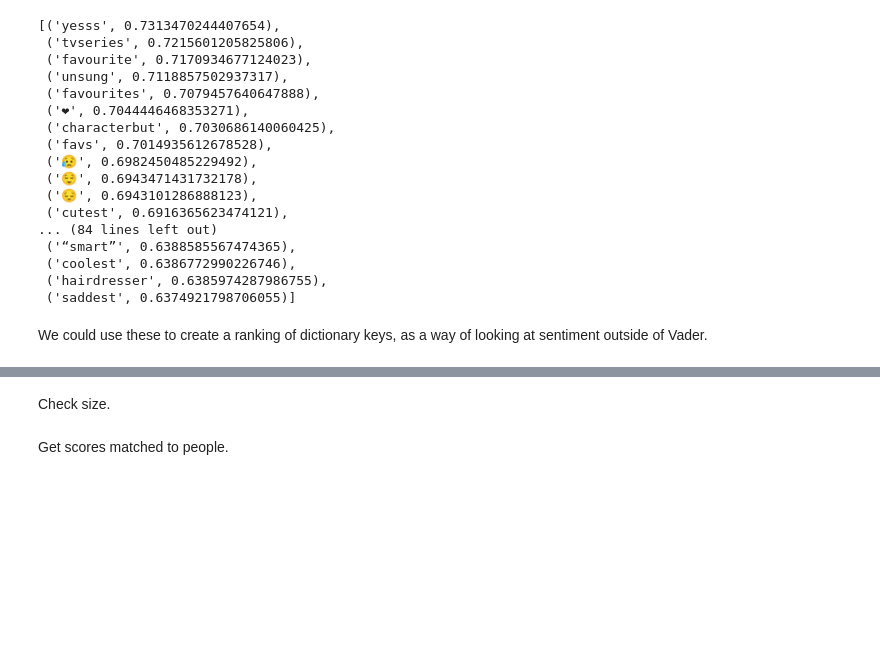
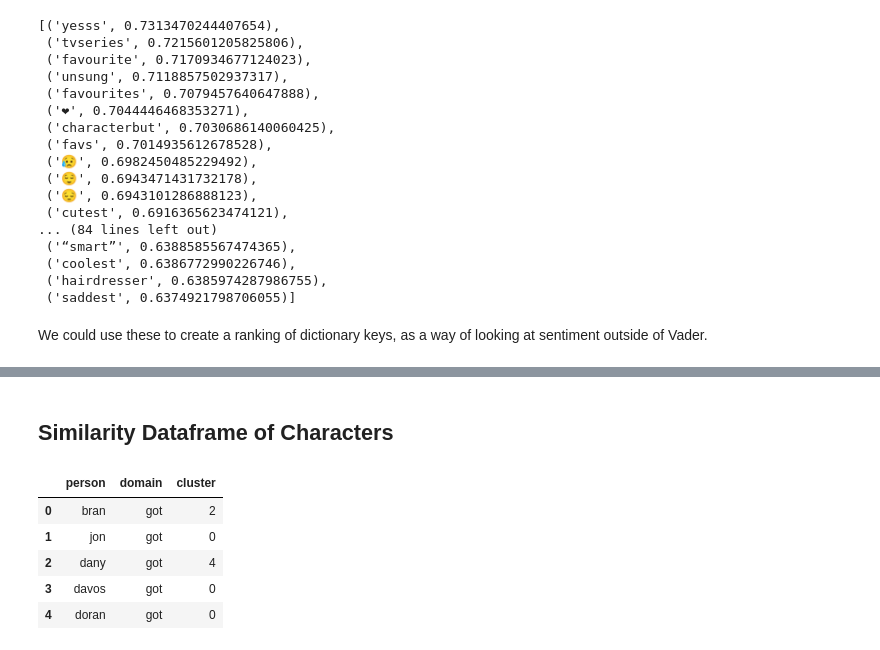
Before and after one commit to miaiseman/a-song-of-vice-and-higher, a Jupyter notebook: a_song_of_vice_and_higher.ipynb, the cells around one changed output, grey strips where cells are left out. Drawn from its saved outputs; the diff is of its cells as text; code cells hidden in the pictures; blank space fills up the shorter version.

```diff
--- a/a_song_of_vice_and_higher.ipynb
+++ b/a_song_of_vice_and_higher.ipynb
@@ -1649,2 +1493,0 @@ Create a search terms matrix with the scores filled in.
-# %% [markdown]
-Check size.
@@ -1653,2 +1494,2 @@ scores_mat.shape
-# %% [markdown]
-Get scores matched to people.
+# %% [markdown]
+## Similarity Dataframe of Characters
@@ -1654,0 +1498,9 @@ Get scores matched to people.
+# %%
+similarity_df.head()
+# %% [output]
+|  | person | domain | cluster |
+| 0 | bran | got | 2 |
+| 1 | jon | got | 0 |
+| 2 | dany | got | 4 |
+| 3 | davos | got | 0 |
+| 4 | doran | got | 0 |
```
Also changed, not shown: parts of 87 cells of this notebook, 1 other file.
